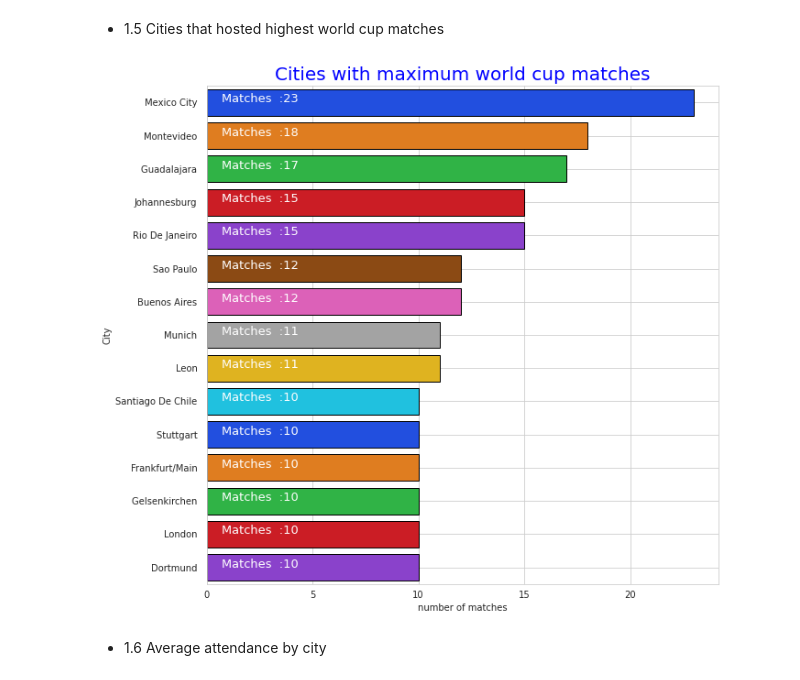
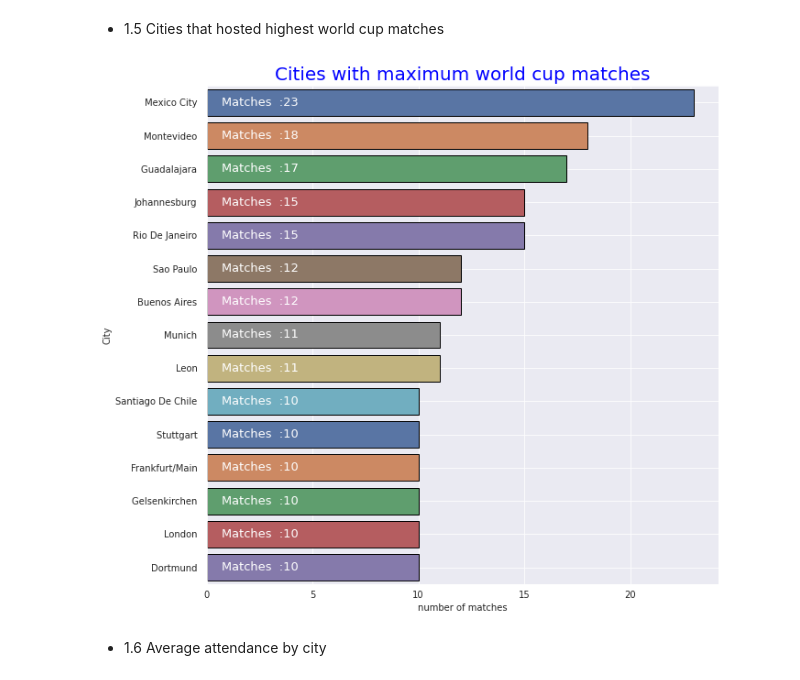
Before and after one commit to natuan310/w3-Data-Analysis-WorldCup-Dataset, a Jupyter notebook: Tee.ipynb, the cells around one changed output. Drawn from its saved outputs; the diff is of its cells as text; code cells hidden in the pictures.

```diff
--- a/Tee.ipynb
+++ b/Tee.ipynb
@@ -442,20 +442,20 @@ plt.show()
 # %% [markdown]
 - 1.5 Cities that hosted highest world cup matches
 # %%
-top10_city = mch['City'].value_counts().reset_index()
+top_city = mch['City'].value_counts().reset_index()
 plt.figure(figsize=(10,10))
-ax = sns.barplot(y=top10_city["index"][:15],x = top10_city["City"][:15],palette="bright",
+ax = sns.barplot(y=top_city["index"][:15],x = top_city["City"][:15],palette="deep",
                  linewidth=1,edgecolor="k"*15)
 plt.xlabel("number of matches")
 plt.ylabel("City")
 plt.grid(True)
 plt.title("Cities with maximum world cup matches",color='b',fontsize=20)
 
-for i,j in enumerate("Matches  :" + top10_city["City"][:15].astype(str)):
-    ax.text(.7,i,j,fontsize = 13,color="w")
+for i,j in enumerate("Matches  :" + top_city["City"][:15].astype(str)):
+    ax.text(.7,i,j, verticalalignment='center', fontsize = 13,color="w")
 plt.show()
 # %% [output]
-[figure, old version]
+[figure, new version]
 # %% [markdown]
 - 1.6 Average attendance by city
 # %%
```
Also changed, not shown: parts of 9 cells of this notebook.
